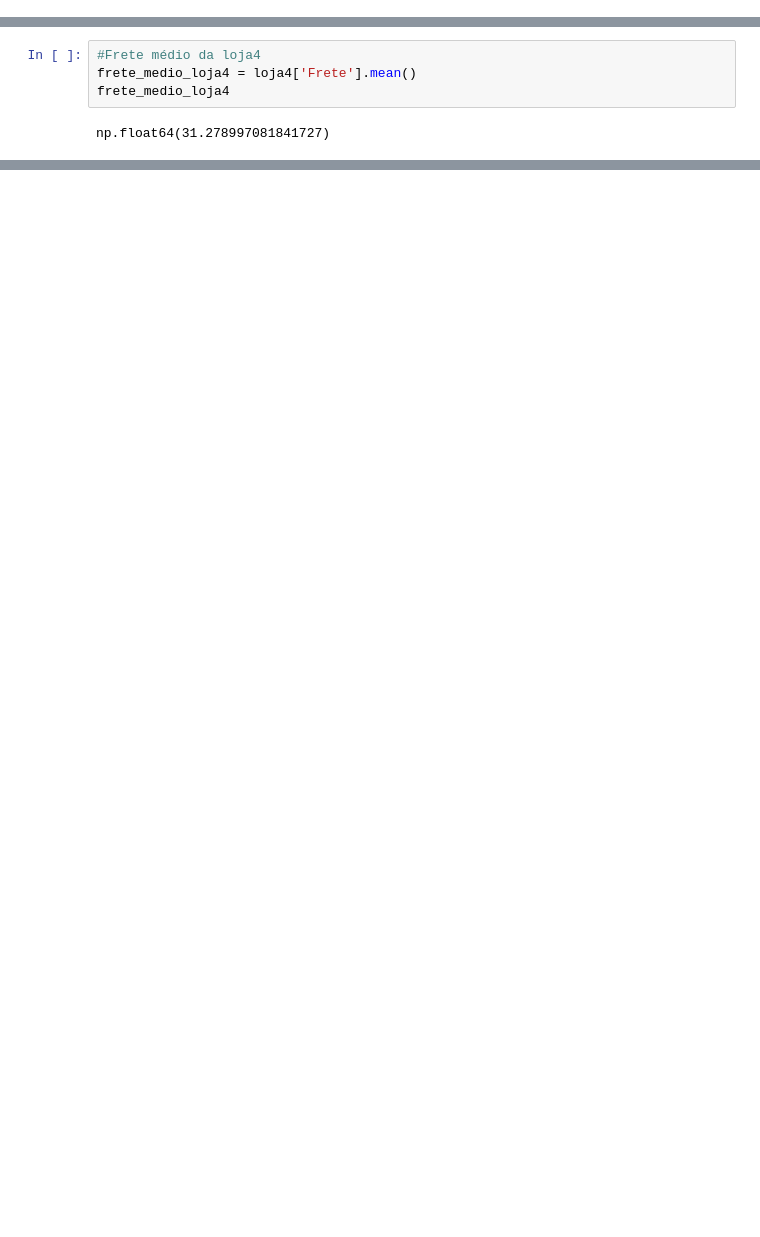
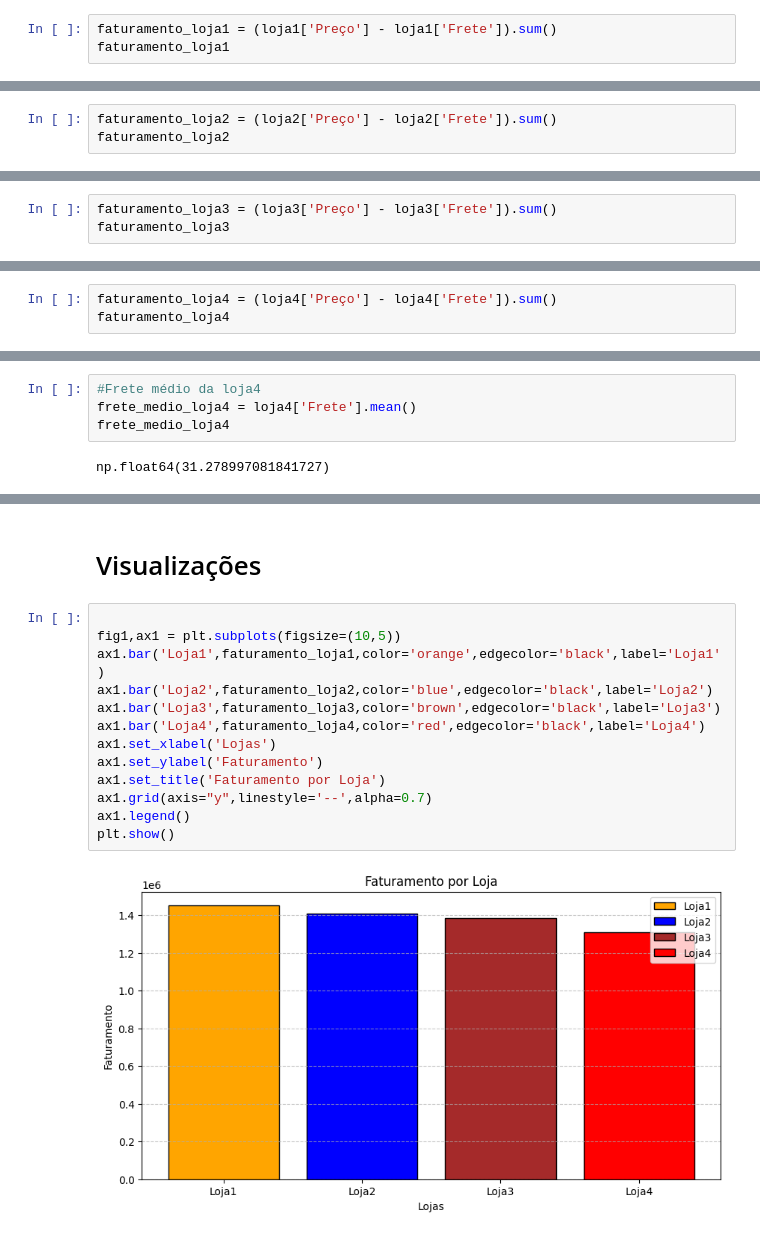
Before and after one commit to MiguelLuan/AluraStore, a Jupyter notebook: AluraStore.ipynb, the cells around one changed output, grey strips where cells are left out. Saved outputs shown, nothing was run; the diff lists cells and outputs as text; blank space fills up the shorter version.

```diff
--- a/AluraStore.ipynb
+++ b/AluraStore.ipynb
@@ -411,0 +160,3 @@ Produto da loja4 menos vendido: Guitarra
+# %%
+faturamento_loja1 = (loja1['Preço'] - loja1['Frete']).sum()
+faturamento_loja1
@@ -411,0 +165,3 @@ Produto da loja4 menos vendido: Guitarra
+# %%
+faturamento_loja2 = (loja2['Preço'] - loja2['Frete']).sum()
+faturamento_loja2
@@ -411,0 +170,3 @@ Produto da loja4 menos vendido: Guitarra
+# %%
+faturamento_loja3 = (loja3['Preço'] - loja3['Frete']).sum()
+faturamento_loja3
@@ -411,0 +175,3 @@ Produto da loja4 menos vendido: Guitarra
+# %%
+faturamento_loja4 = (loja4['Preço'] - loja4['Frete']).sum()
+faturamento_loja4
@@ -577,0 +671,17 @@ dtype: float64
+# %% [markdown]
+# Visualizações
+# %%
+
+fig1,ax1 = plt.subplots(figsize=(10,5))
+ax1.bar('Loja1',faturamento_loja1,color='orange',edgecolor='black',label='Loja1')
+ax1.bar('Loja2',faturamento_loja2,color='blue',edgecolor='black',label='Loja2')
+ax1.bar('Loja3',faturamento_loja3,color='brown',edgecolor='black',label='Loja3')
+ax1.bar('Loja4',faturamento_loja4,color='red',edgecolor='black',label='Loja4')
+ax1.set_xlabel('Lojas')
+ax1.set_ylabel('Faturamento')
+ax1.set_title('Faturamento por Loja')
+ax1.grid(axis="y",linestyle='--',alpha=0.7)
+ax1.legend()
+plt.show()
+# %% [output]
+[figure, added]
```
Also changed, not shown: parts of 106 cells of this notebook.
